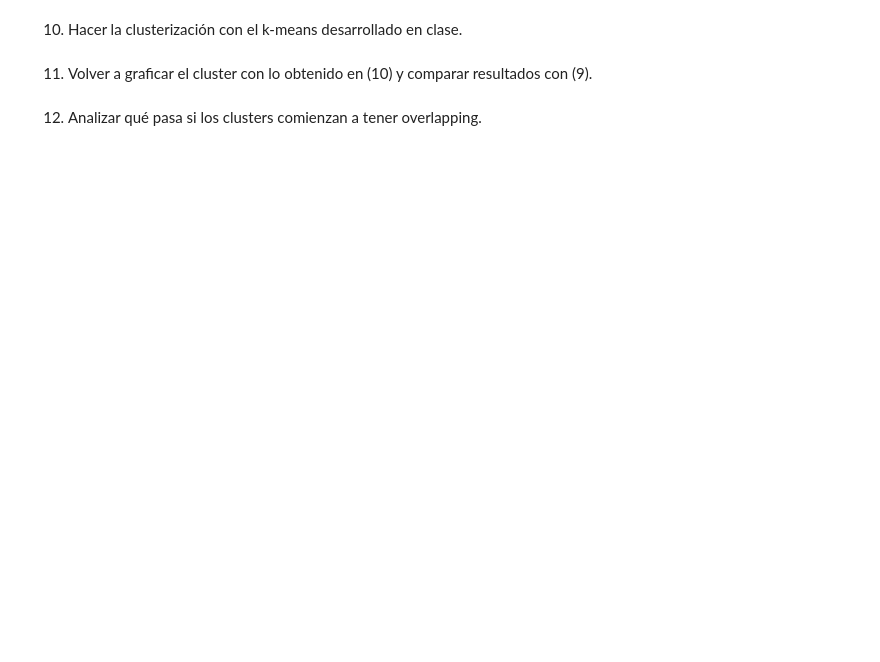
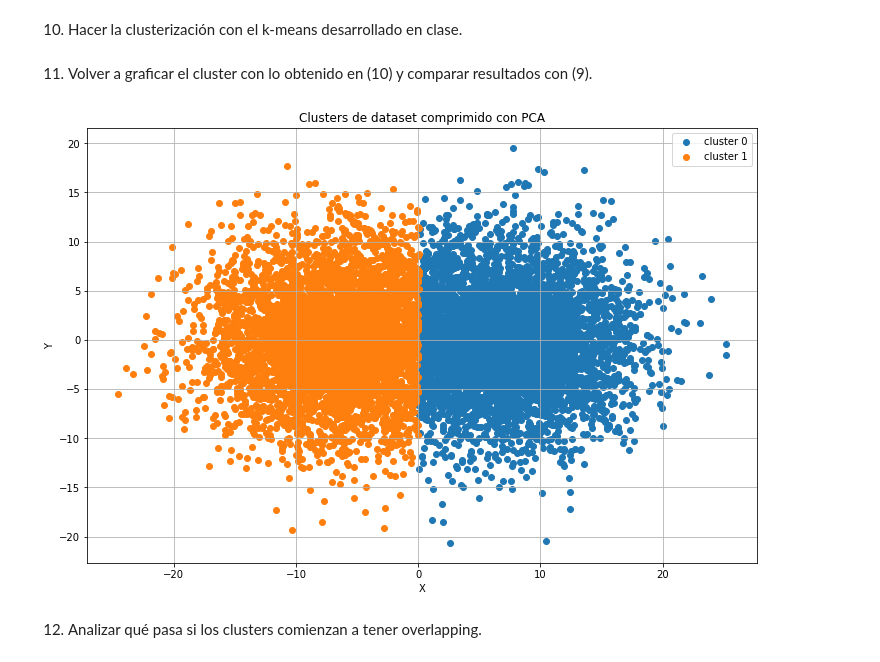
Before and after one commit to nhorro/ceai2020, a Jupyter notebook: intro_ai/clase_2/Clase 02 - Ejercicios.ipynb, the cells around one changed output. Cells and saved outputs as stored; diff of their text form; code cells hidden in the pictures; blank space fills up the shorter version.

```diff
--- a/intro_ai/clase_2/Clase 02 - Ejercicios.ipynb
+++ b/intro_ai/clase_2/Clase 02 - Ejercicios.ipynb
@@ -451,6 +592,23 @@ random_vector
 # %% [markdown]
 10. Hacer la clusterización con el k-means desarrollado en clase.
+# %%
+centroids, cluster_ids = k_means(compressed_dataset,2)
 # %% [markdown]
 11. Volver a graficar el cluster con lo obtenido en (10) y comparar resultados con (9).
+# %%
+def plot_clusters(compressed_dataset,cluster_ids):
+    plt.figure(figsize=(12,8))
+    plt.scatter(compressed_dataset[cluster_ids==0,0],compressed_dataset[cluster_ids==0,1])
+    plt.scatter(compressed_dataset[cluster_ids==1,0],compressed_dataset[cluster_ids==1,1])
+    plt.legend(["cluster 0", "cluster 1"])
+    plt.title("Clusters de dataset comprimido con PCA")
+    plt.xlabel("X")
+    plt.ylabel("Y")
+    plt.grid(which="Both")
+    plt.show()
+
+plot_clusters(compressed_dataset,cluster_ids)
+# %% [output]
+[figure, added]
 # %% [markdown]
 12. Analizar qué pasa si los clusters comienzan a tener overlapping.
```
Also changed, not shown: parts of 44 cells of this notebook, 3 other files.
